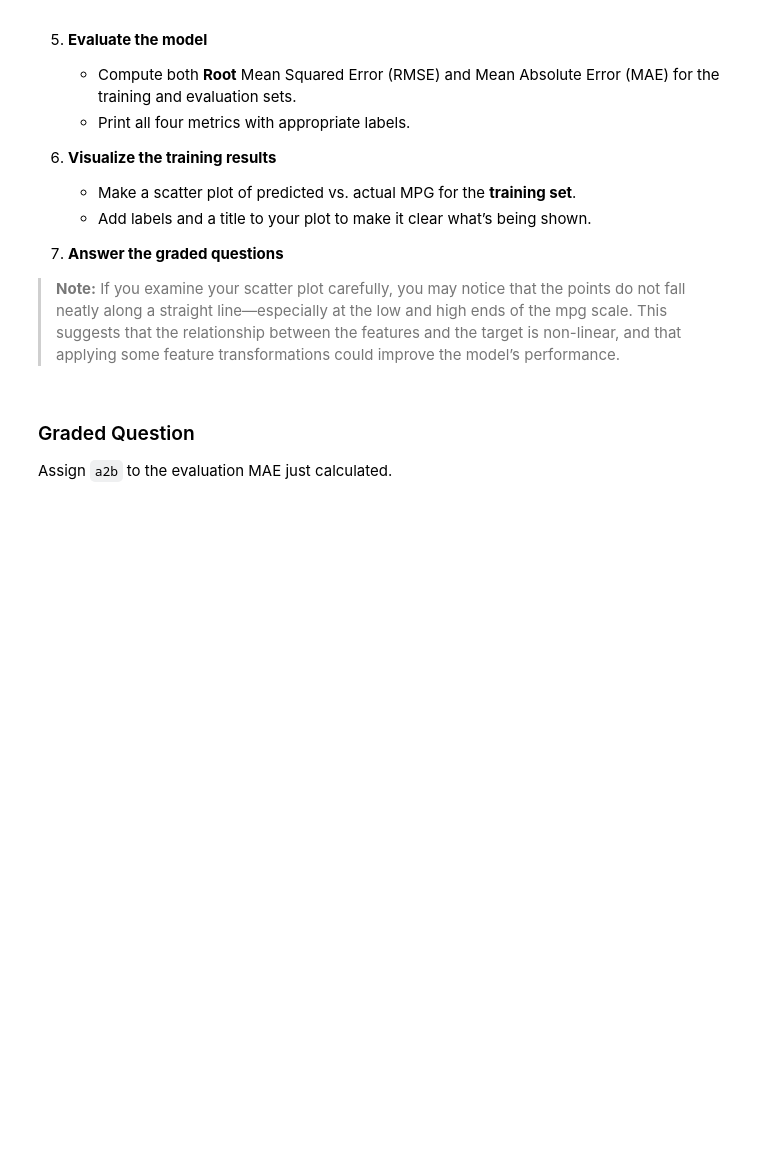
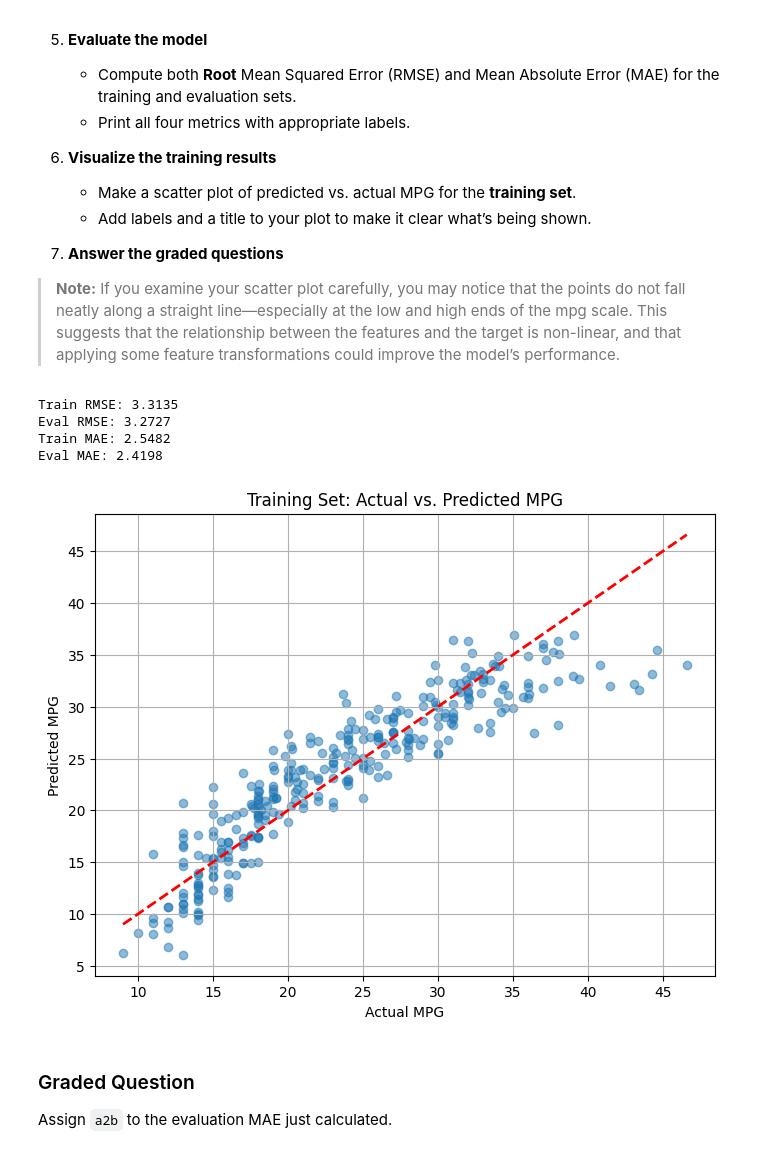
Before and after one commit to stefanie-the-engineer/bu-dx603-homework-03-smkenyon, a Jupyter notebook: Homework_03.ipynb, the cells around one changed output. Saved outputs shown, nothing was run; the diff lists cells and outputs as text; code cells hidden in the pictures; blank space fills up the shorter version.

```diff
--- a/Homework_03.ipynb
+++ b/Homework_03.ipynb
@@ -499,6 +525,49 @@ In this part, you’ll build a baseline linear regression model to predict `mpg`
 >**Note:** If you examine your scatter plot carefully, you may notice that the points do not fall neatly along a straight line—especially at the low and high ends of the mpg scale. This suggests that the relationship between the features and the target is non-linear, and that applying some feature transformations could improve the model’s performance.
 # %%
 # Your code here; add as many cells as you need
+
+# Define features (X) and target (y)
+X = df_mpg_cleaned.drop(columns=['mpg'])
+y = df_mpg_cleaned[['mpg']] # Keep as DataFrame
+
+# Split the data
+random_seed = 42
+X_train, X_eval, y_train, y_eval = train_test_split(X, y, test_size=0.2, random_state=random_seed)
+
+# Fit the model
+lr_model = LinearRegression()
+lr_model.fit(X_train, y_train)
+
+# Generate predictions
+train_preds = lr_model.predict(X_train)
+eval_preds = lr_model.predict(X_eval)
+
+# Evaluate the model
+metrics = {
+    "Train RMSE": np.sqrt(mean_squared_error(y_train, train_preds)),
+    "Eval RMSE": np.sqrt(mean_squared_error(y_eval, eval_preds)),
+    "Train MAE": mean_absolute_error(y_train, train_preds),
+    "Eval MAE": mean_absolute_error(y_eval, eval_preds)
+}
+
+for metric, value in metrics.items():
+    print(f"{metric}: {value:.4f}")
+
+# Visualize training results
+plt.figure(figsize=(8, 6))
+plt.scatter(y_train, train_preds, alpha=0.5)
+plt.plot([y_train.min(), y_train.max()], [y_train.min(), y_train.max()], 'r--', lw=2)
+plt.xlabel('Actual MPG')
+plt.ylabel('Predicted MPG')
+plt.title('Training Set: Actual vs. Predicted MPG')
+plt.grid(True)
+plt.show()
+# %% [output]
+Train RMSE: 3.3135
+Eval RMSE: 3.2727
+Train MAE: 2.5482
+Eval MAE: 2.4198
+[figure, added]
 # %% [markdown]
 ### Graded Question
 
```
Also changed, not shown: parts of 16 cells of this notebook.
